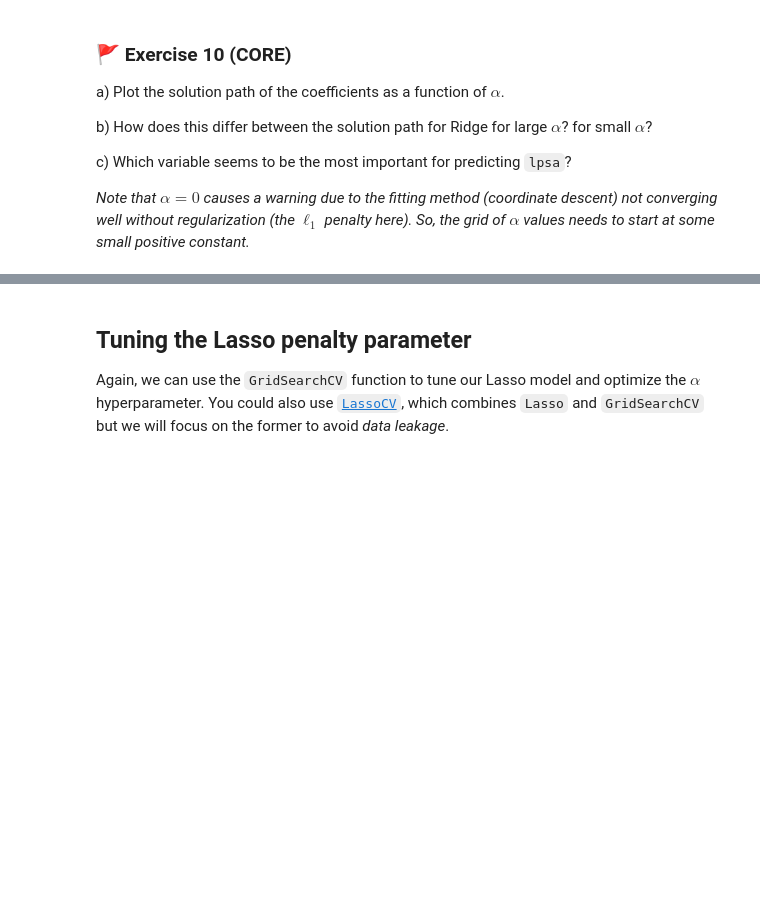
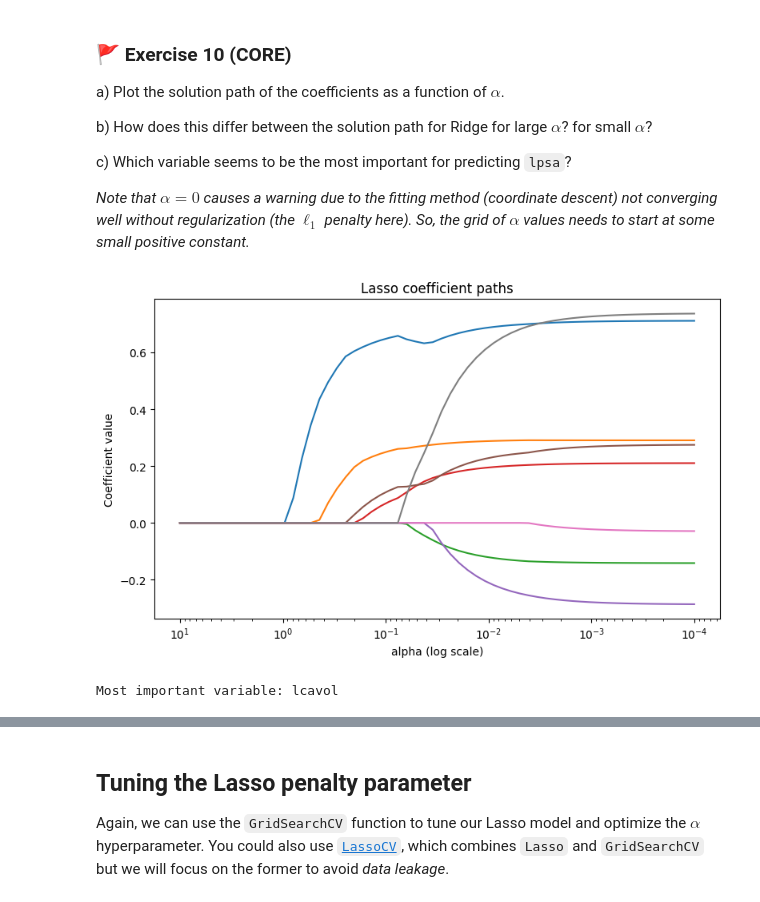
Before and after one commit to zici021129/MLP_2026_week05, a Jupyter notebook: mlp_week05.ipynb, the cells around one changed output, grey strips where cells are left out. Cells and saved outputs as stored; diff of their text form; code cells hidden in the pictures; blank space fills up the shorter version.

```diff
--- a/mlp_week05.ipynb
+++ b/mlp_week05.ipynb
@@ -673,5 +777,59 @@ c) Which variable seems to be the most important for predicting `lpsa`?
 
 *Note that $\alpha = 0$ causes a warning due to the fitting method (coordinate descent) not converging well without regularization (the $\ell_1$ penalty here). So, the grid of $\alpha$ values needs to start at some small positive constant.*
 # %%
-# Code for your answer here!
+import numpy as np
+import matplotlib.pyplot as plt
+
+from sklearn.linear_model import Lasso
+from sklearn.pipeline import make_pipeline
+
+alpha_grid = np.logspace(-4, 1, 60)
+
+tmp_model = make_pipeline(
+    preprocessor,
+    Lasso(alpha=alpha_grid[0], max_iter=20000)
+).fit(X_train, y_train)
+
+step_names = list(tmp_model.named_steps.keys())
+lasso_step_name = step_names[-1]                 # last step should be lasso
+pre_step_name = step_names[0]                    # first step is your preprocessor object
+
+pre_step = tmp_model.named_steps[pre_step_name]
+
+if hasattr(pre_step, "get_feature_names_out"):
+    feature_names = pre_step.get_feature_names_out()
+else:
+    feature_names = np.array([f"x{j}" for j in range(tmp_model.named_steps[lasso_step_name].coef_.shape[0])])
+
+coef_path = np.zeros((len(alpha_grid), len(feature_names)))
+
+# Compute coefficient path
+for i, alpha_val in enumerate(alpha_grid):
+    l = make_pipeline(
+        preprocessor,
+        Lasso(alpha=alpha_val, max_iter=20000)
+    ).fit(X_train, y_train)
+
+    coef_path[i, :] = l.named_steps[lasso_step_name].coef_
+
+# (a) Plot solution paths
+plt.figure(figsize=(8,5))
+for j in range(coef_path.shape[1]):
+    plt.plot(alpha_grid, coef_path[:, j])
+
+plt.xscale('log')
+plt.gca().invert_xaxis()
+plt.xlabel("alpha (log scale)")
+plt.ylabel("Coefficient value")
+plt.title("Lasso coefficient paths")
+plt.tight_layout()
+plt.show()
+
+# (c) Most important variable (simple rule: largest abs coef at smallest alpha)
+last_coefs = coef_path[-1, :]
+j_star = np.argmax(np.abs(last_coefs))
+print("Most important variable:", feature_names[j_star])
+# %% [output]
+[figure, added]
+Most important variable: lcavol
 # %% [markdown]
```
Also changed, not shown: parts of 17 cells of this notebook.
